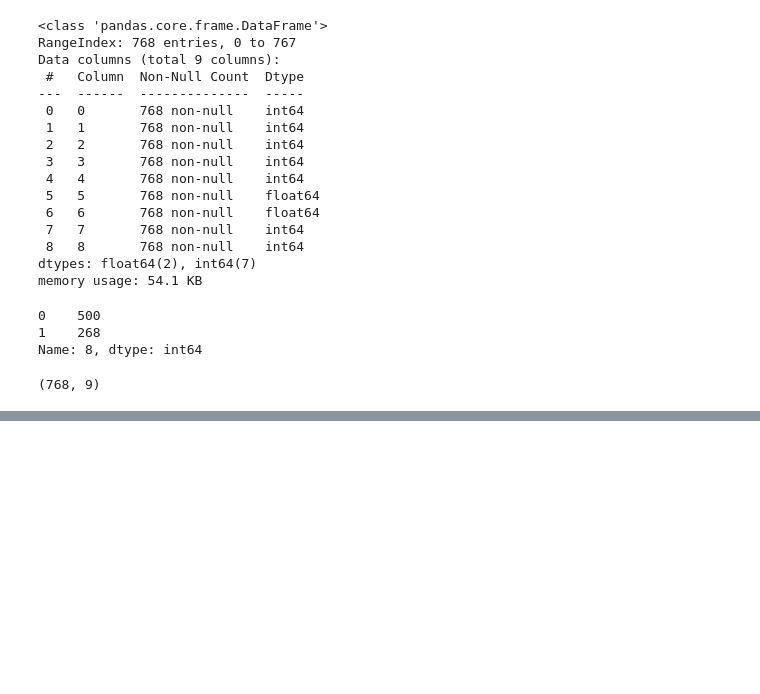
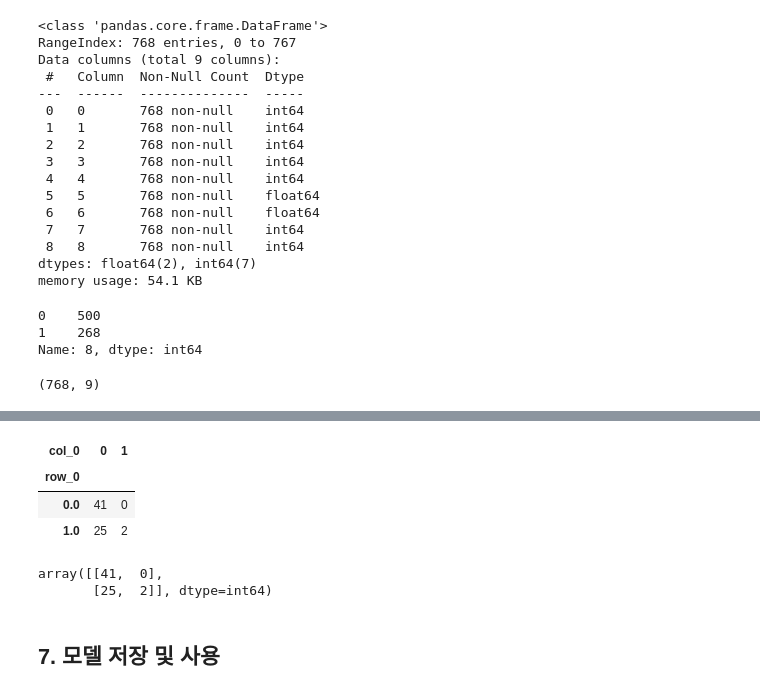
Before and after one commit to SeohuiJeong0420/ai_x, a Jupyter notebook: source/05_DeepLearning/06_피마인디언_당뇨병발병예측(로지스틱회귀분석=이진분류 분류분석).ipynb, the cells around one changed output, grey strips where cells are left out. Saved outputs shown, nothing was run; the diff lists cells and outputs as text; code cells hidden in the pictures; blank space fills up the shorter version.

```diff
--- a/source/05_DeepLearning/06_피마인디언_당뇨병발병예측(로지스틱회귀분석=이진분류 분류분석).ipynb
+++ b/source/05_DeepLearning/06_피마인디언_당뇨병발병예측(로지스틱회귀분석=이진분류 분류분석).ipynb
@@ -75,0 +366,3 @@ X_train.shape, y_train.shape, X_train.shape, y_train.shape
+# %%
+y_hat = model.predict(X_test).argmax(axis=1)
+y_hat
@@ -75,0 +375,14 @@ X_train.shape, y_train.shape, X_train.shape, y_train.shape
+# %%
+pd.crosstab(y_test, y_hat)
+# %% [output]
+| col_0 | 0 | 1 |
+| row_0 |  |  |
+| 0.0 | 41 | 0 |
+| 1.0 | 25 | 2 |
+# %%
+confusion_matrix(y_test, y_hat)
+# %% [output]
+array([[41,  0],
+       [25,  2]], dtype=int64)
+# %% [markdown]
+## 7. 모델 저장 및 사용
```
Also changed, not shown: parts of 43 cells of this notebook, 4 other files.
